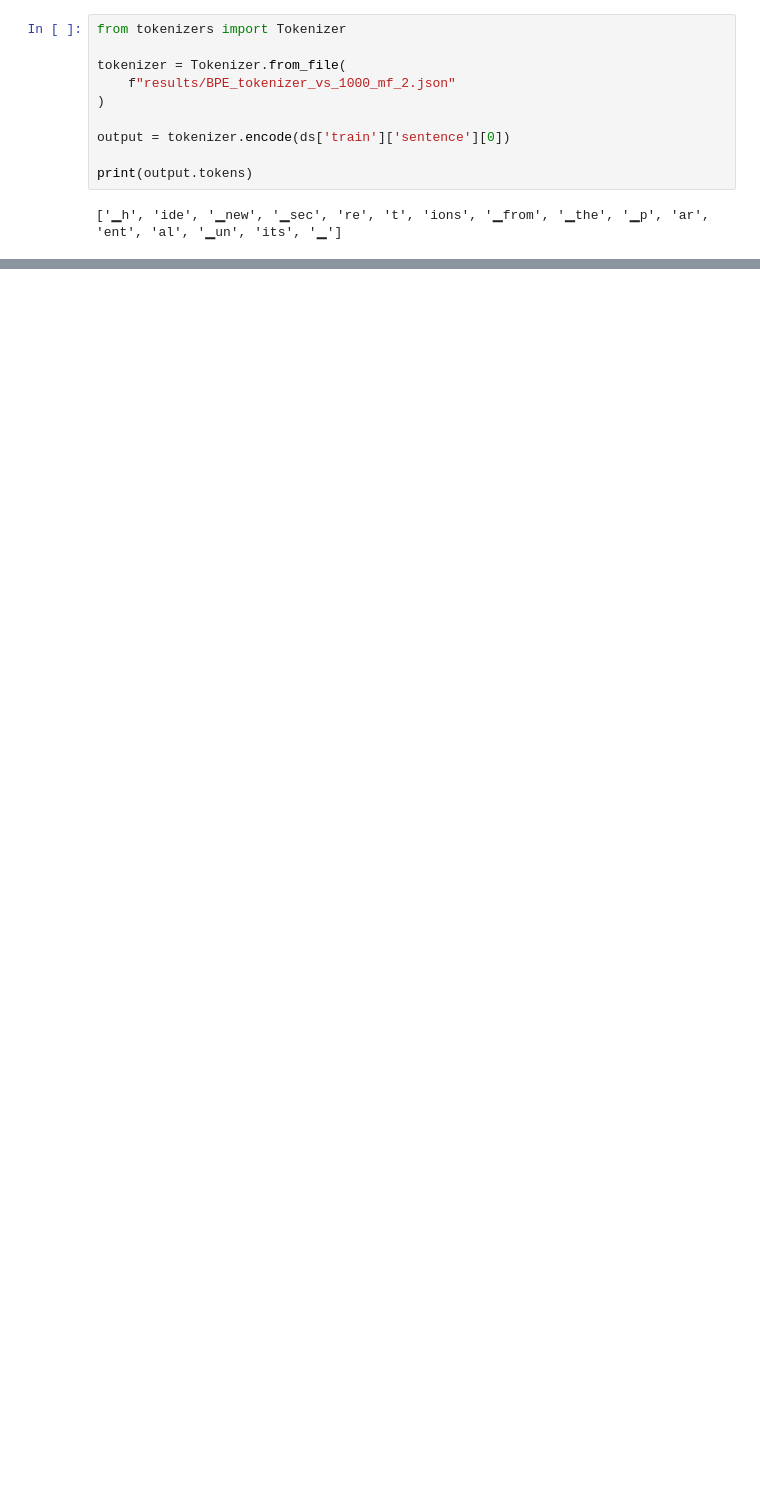
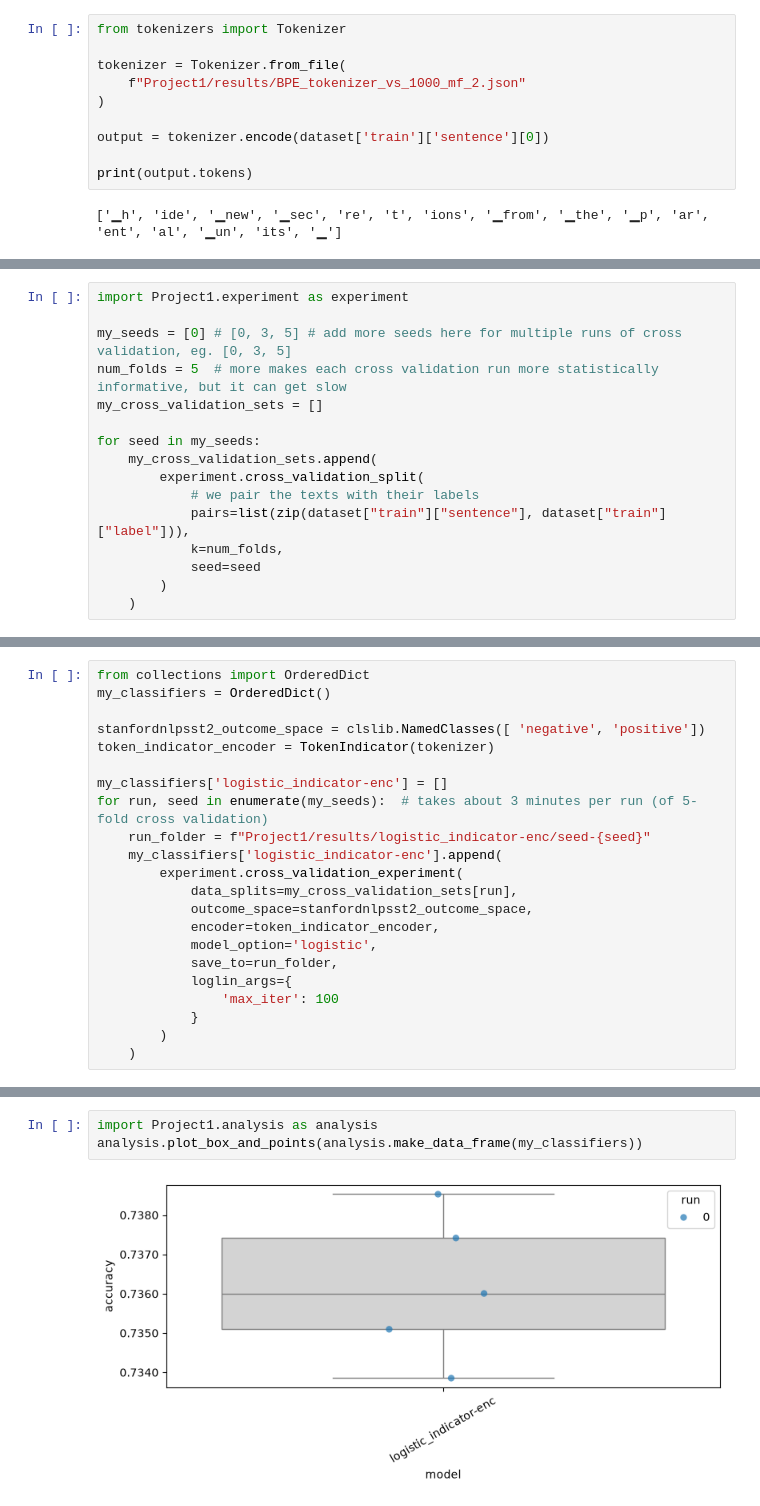
Before and after one commit to Thymon4/NLP, a Jupyter notebook: Project1/main.ipynb, the cells around one changed output, grey strips where cells are left out. Saved outputs shown, nothing was run; the diff lists cells and outputs as text; blank space fills up the shorter version.

```diff
--- a/Project1/main.ipynb
+++ b/Project1/main.ipynb
@@ -28,10 +35,10 @@ The following loads the trained tokeniser that was trained in the tutorial on th
 from tokenizers import Tokenizer
 
 tokenizer = Tokenizer.from_file(
-    f"results/BPE_tokenizer_vs_1000_mf_2.json"
+    f"Project1/results/BPE_tokenizer_vs_1000_mf_2.json"
 )
 
-output = tokenizer.encode(ds['train']['sentence'][0])
+output = tokenizer.encode(dataset['train']['sentence'][0])
 
 print(output.tokens)
 # %% [output]
@@ -38,0 +48,16 @@ print(output.tokens)
+# %%
+import Project1.experiment as experiment
+
+my_seeds = [0] # [0, 3, 5] # add more seeds here for multiple runs of cross validation, eg. [0, 3, 5]
+num_folds = 5  # more makes each cross validation run more statistically informative, but it can get slow
+my_cross_validation_sets = []
+
+for seed in my_seeds:
+    my_cross_validation_sets.append(
+        experiment.cross_validation_split(
+            # we pair the texts with their labels
+            pairs=list(zip(dataset["train"]["sentence"], dataset["train"]["label"])),
+            k=num_folds,
+            seed=seed
+        )
+    )
@@ -38,0 +99,22 @@ print(output.tokens)
+# %%
+from collections import OrderedDict
+my_classifiers = OrderedDict()
+
+stanfordnlpsst2_outcome_space = clslib.NamedClasses([ 'negative', 'positive'])
+token_indicator_encoder = TokenIndicator(tokenizer)
+
+my_classifiers['logistic_indicator-enc'] = []
+for run, seed in enumerate(my_seeds):  # takes about 3 minutes per run (of 5-fold cross validation)
+    run_folder = f"Project1/results/logistic_indicator-enc/seed-{seed}"
+    my_classifiers['logistic_indicator-enc'].append(
+        experiment.cross_validation_experiment(
+            data_splits=my_cross_validation_sets[run],
+            outcome_space=stanfordnlpsst2_outcome_space,
+            encoder=token_indicator_encoder,
+            model_option='logistic',
+            save_to=run_folder,
+            loglin_args={
+                'max_iter': 100
+            }
+        )
+    )
@@ -38,0 +123,5 @@ print(output.tokens)
+# %%
+import Project1.analysis as analysis
+analysis.plot_box_and_points(analysis.make_data_frame(my_classifiers))
+# %% [output]
+[figure, added]
```
Also changed, not shown: parts of 11 cells of this notebook.
